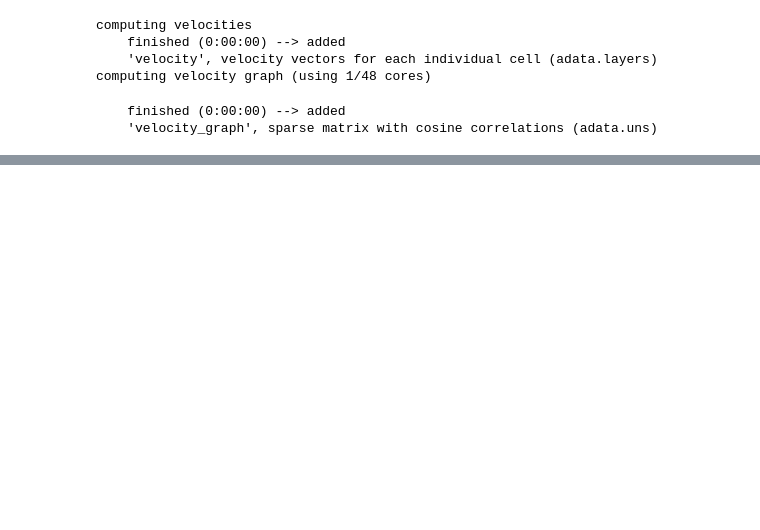
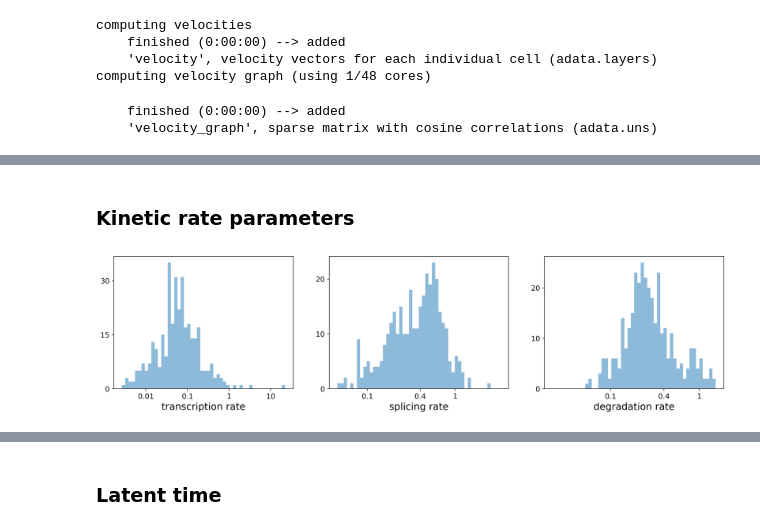
Before and after one commit to RuiyuRayWang/pituitary_inflammation, a Jupyter notebook: notebooks/scVelo_cort.ipynb, the cells around one changed output, grey strips where cells are left out. Drawn from its saved outputs; the diff is of its cells as text; code cells hidden in the pictures; blank space fills up the shorter version.

```diff
--- a/notebooks/scVelo_cort.ipynb
+++ b/notebooks/scVelo_cort.ipynb
@@ -129,0 +100,15 @@ scv.pl.velocity_embedding_stream(cort, basis='pca',color='treat')
+# %% [markdown]
+### Kinetic rate parameters
+# %%
+df = cort.var
+df = df[(df['fit_likelihood'] > .1) & df['velocity_genes'] == True]
+
+kwargs = dict(xscale='log', fontsize=16)
+with scv.GridSpec(ncols=3) as pl:
+    pl.hist(df['fit_alpha'], xlabel='transcription rate', **kwargs)
+    pl.hist(df['fit_beta'] * df['fit_scaling'], xlabel='splicing rate', xticks=[.1, .4, 1], **kwargs)
+    pl.hist(df['fit_gamma'], xlabel='degradation rate', xticks=[.1, .4, 1], **kwargs)
+
+scv.get_df(cort, 'fit*', dropna=True).head()
+# %% [output]
+[figure, added]
@@ -129,0 +123,2 @@ scv.pl.velocity_embedding_stream(cort, basis='pca',color='treat')
+# %% [markdown]
+### Latent time
```
Also changed, not shown: parts of 20 cells of this notebook, 1 other file.
